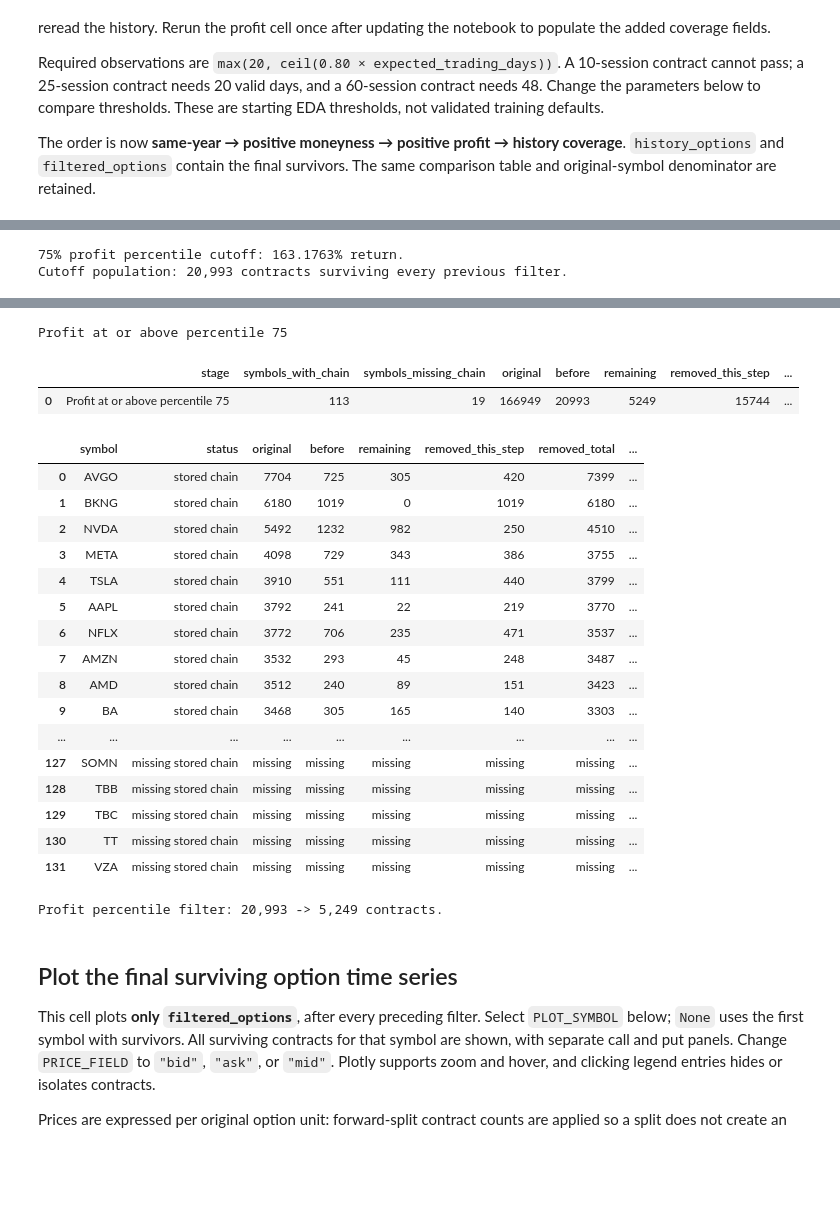
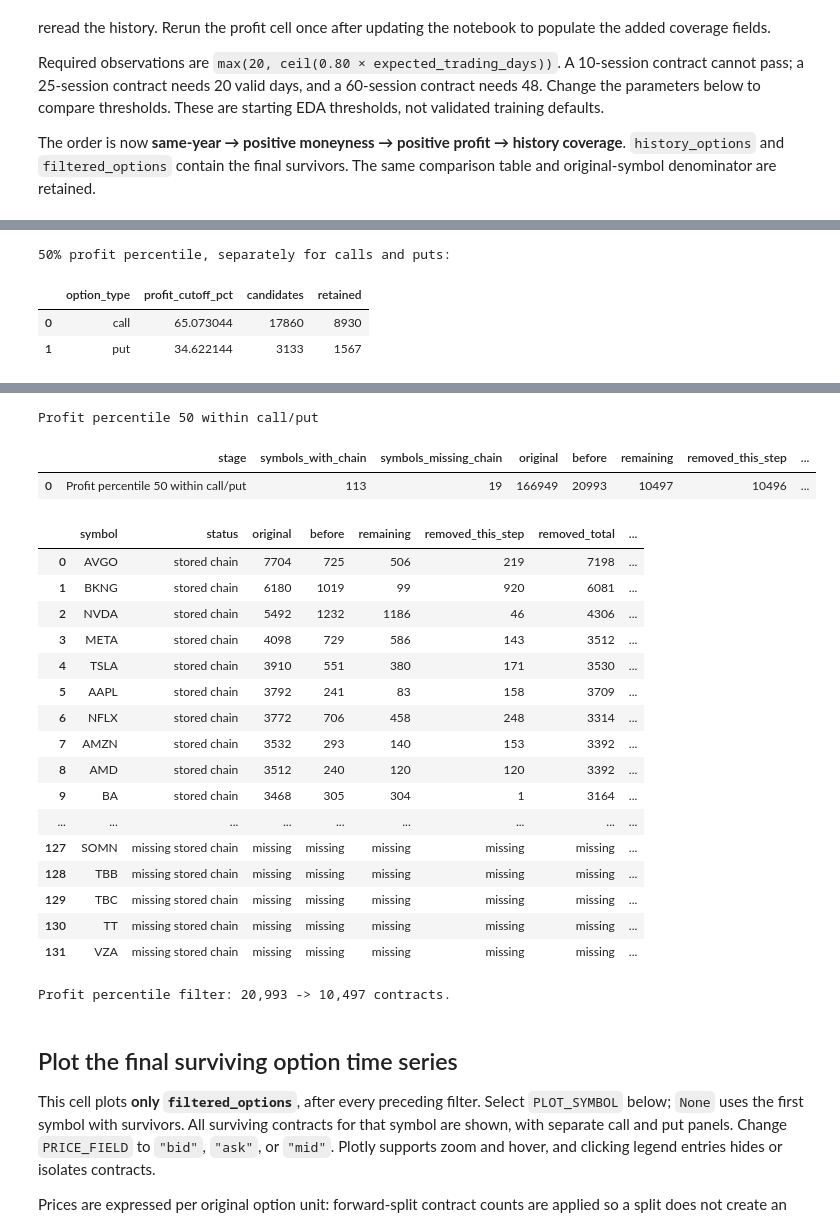
Before and after one commit to quantarb/quant-orchestrator, a Jupyter notebook: notebooks/multirate_warehouse_training.ipynb, the cells around one changed output, grey strips where cells are left out. Drawn from its saved outputs; the diff is of its cells as text; code cells hidden in the pictures; blank space fills up the shorter version.

Commit message:
Apply median profit thresholds separately to calls and puts

```diff
--- a/notebooks/multirate_warehouse_training.ipynb
+++ b/notebooks/multirate_warehouse_training.ipynb
@@ -946,11 +950,11 @@ the ask-to-bid spread and split adjustments but excludes fees.
 # %%
-PROFIT_QUANTILE = 0.75
+PROFIT_QUANTILE = 0.50
 if not 0 <= PROFIT_QUANTILE <= 1:
     raise ValueError("PROFIT_QUANTILE must be between 0 and 1.")
 
 percentile_input = history_options
 if percentile_input.is_empty():
-    profit_cutoff = None
+    profit_cutoffs = {}
     top_profit_options = percentile_input.head(0)
     percentile_filter_counts = pd.DataFrame(columns=["symbol", "remaining", "calls", "puts", "unknown"])
     option_profit_percentile_audit = pl.DataFrame()
@@ -961,9 +965,14 @@ else:
         on=["underlying_symbol", "contract_symbol"], how="semi")
     eligible_profit = ((pl.col("return_status") == "priced") &
                       pl.col("profit_pct").is_finite() & (pl.col("profit_pct") > 0)).fill_null(False)
-    values = option_profit_percentile_audit.filter(eligible_profit)["profit_pct"].to_pandas()
-    profit_cutoff = float(values.quantile(PROFIT_QUANTILE)) if len(values) else None
-    passes = (eligible_profit & (pl.col("profit_pct") >= profit_cutoff)) if profit_cutoff is not None else pl.lit(False)
+    eligible = option_profit_percentile_audit.filter(eligible_profit).to_pandas()
+    cutoff_table = (eligible.groupby("option_type")["profit_pct"].quantile(PROFIT_QUANTILE)
+                    .rename("profit_cutoff_pct").reset_index())
+    profit_cutoffs = dict(zip(cutoff_table["option_type"], cutoff_table["profit_cutoff_pct"]))
+    cutoffs = pl.DataFrame({"option_type": list(profit_cutoffs), "profit_cutoff_pct": list(profit_cutoffs.values())},
+                          schema={"option_type": pl.String, "profit_cutoff_pct": pl.Float64})
+    option_profit_percentile_audit = option_profit_percentile_audit.join(cutoffs, on="option_type", how="left")
+    passes = eligible_profit & (pl.col("profit_pct") >= pl.col("profit_cutoff_pct"))
     option_profit_percentile_audit = option_profit_percentile_audit.with_columns(
         passes.fill_null(False).alias("keep_profit_percentile"))
     kept_keys = option_profit_percentile_audit.filter(pl.col("keep_profit_percentile")).select(
@@ -975,15 +984,21 @@ else:
         (pl.col("keep_profit_percentile") & (pl.col("option_type") == "put")).sum().alias("puts"),
         (~eligible_profit).sum().alias("unknown")
     ).rename({"underlying_symbol": "symbol"}).to_pandas()
-    if profit_cutoff is not None:
-        print(f"{PROFIT_QUANTILE:.0%} profit percentile cutoff: {profit_cutoff:.4f}% return.")
-        print(f"Cutoff population: {len(values):,} contracts surviving every previous filter.")
-        display(option_profit_percentile_audit.filter(pl.col("keep_profit_percentile"))["profit_pct"].to_pandas().describe())
+    before_by_type = eligible.groupby("option_type").size().rename("candidates")
+    kept_by_type = (option_profit_percentile_audit.filter(pl.col("keep_profit_percentile"))
+                   .group_by("option_type").len(name="retained").to_pandas())
+    cutoff_summary = cutoff_table.merge(before_by_type, on="option_type").merge(kept_by_type, on="option_type", how="left")
+    cutoff_summary["retained"] = cutoff_summary["retained"].fillna(0).astype(int)
+    print(f"{PROFIT_QUANTILE:.0%} profit percentile, separately for calls and puts:")
+    display(cutoff_summary)
+    display(option_profit_percentile_audit.filter(pl.col("keep_profit_percentile"))["profit_pct"].to_pandas().describe())
 
 filtered_options = top_profit_options
 profit_percentile_comparison = show_option_filter(
-    f"Profit at or above percentile {100 * PROFIT_QUANTILE:g}", percentile_filter_counts, history_comparison)
+    f"Profit percentile {100 * PROFIT_QUANTILE:g} within call/put", percentile_filter_counts, history_comparison)
 print(f"Profit percentile filter: {len(percentile_input):,} -> {len(filtered_options):,} contracts.")
 # %% [output]
-75% profit percentile cutoff: 163.1763% return.
-Cutoff population: 20,993 contracts surviving every previous filter.
+50% profit percentile, separately for calls and puts:
+|  | option_type | profit_cutoff_pct | candidates | retained |
+| 0 | call | 65.073044 | 17860 | 8930 |
+| 1 | put | 34.622144 | 3133 | 1567 |
@@ -997,26 +1012,26 @@ min        163.176265
 max      61062.790698
 Name: profit_pct, dtype: float64
-Profit at or above percentile 75
+Profit percentile 50 within call/put
-|  | stage | symbols_with_chain | symbols_missing_chain | original | before | remaining | removed_this_step | ... |
-| 0 | Profit at or above percentile 75 | 113 | 19 | 166949 | 20993 | 5249 | 15744 | ... |
-|  | symbol | status | original | before | remaining | removed_this_step | removed_total | ... |
-| 0 | AVGO | stored chain | 7704 | 725 | 305 | 420 | 7399 | ... |
-| 1 | BKNG | stored chain | 6180 | 1019 | 0 | 1019 | 6180 | ... |
-| 2 | NVDA | stored chain | 5492 | 1232 | 982 | 250 | 4510 | ... |
-| 3 | META | stored chain | 4098 | 729 | 343 | 386 | 3755 | ... |
-| 4 | TSLA | stored chain | 3910 | 551 | 111 | 440 | 3799 | ... |
-| 5 | AAPL | stored chain | 3792 | 241 | 22 | 219 | 3770 | ... |
-| 6 | NFLX | stored chain | 3772 | 706 | 235 | 471 | 3537 | ... |
-| 7 | AMZN | stored chain | 3532 | 293 | 45 | 248 | 3487 | ... |
-| 8 | AMD | stored chain | 3512 | 240 | 89 | 151 | 3423 | ... |
-| 9 | BA | stored chain | 3468 | 305 | 165 | 140 | 3303 | ... |
-| ... | ... | ... | ... | ... | ... | ... | ... | ... |
-| 127 | SOMN | missing stored chain | missing | missing | missing | missing | missing | ... |
-| 128 | TBB | missing stored chain | missing | missing | missing | missing | missing | ... |
-| 129 | TBC | missing stored chain | missing | missing | missing | missing | missing | ... |
-| 130 | TT | missing stored chain | missing | missing | missing | missing | missing | ... |
-| 131 | VZA | missing stored chain | missing | missing | missing | missing | missing | ... |
+|  | stage | symbols_with_chain | symbols_missing_chain | original | before | remaining | removed_this_step | ... |
+| 0 | Profit percentile 50 within call/put | 113 | 19 | 166949 | 20993 | 10497 | 10496 | ... |
+|  | symbol | status | original | before | remaining | removed_this_step | removed_total | ... |
+| 0 | AVGO | stored chain | 7704 | 725 | 506 | 219 | 7198 | ... |
+| 1 | BKNG | stored chain | 6180 | 1019 | 99 | 920 | 6081 | ... |
+| 2 | NVDA | stored chain | 5492 | 1232 | 1186 | 46 | 4306 | ... |
+| 3 | META | stored chain | 4098 | 729 | 586 | 143 | 3512 | ... |
+| 4 | TSLA | stored chain | 3910 | 551 | 380 | 171 | 3530 | ... |
+| 5 | AAPL | stored chain | 3792 | 241 | 83 | 158 | 3709 | ... |
+| 6 | NFLX | stored chain | 3772 | 706 | 458 | 248 | 3314 | ... |
+| 7 | AMZN | stored chain | 3532 | 293 | 140 | 153 | 3392 | ... |
+| 8 | AMD | stored chain | 3512 | 240 | 120 | 120 | 3392 | ... |
+| 9 | BA | stored chain | 3468 | 305 | 304 | 1 | 3164 | ... |
+| ... | ... | ... | ... | ... | ... | ... | ... | ... |
+| 127 | SOMN | missing stored chain | missing | missing | missing | missing | missing | ... |
+| 128 | TBB | missing stored chain | missing | missing | missing | missing | missing | ... |
+| 129 | TBC | missing stored chain | missing | missing | missing | missing | missing | ... |
+| 130 | TT | missing stored chain | missing | missing | missing | missing | missing | ... |
+| 131 | VZA | missing stored chain | missing | missing | missing | missing | missing | ... |
-Profit percentile filter: 20,993 -> 5,249 contracts.
+Profit percentile filter: 20,993 -> 10,497 contracts.
 # %% [markdown]
 ## Plot the final surviving option time series
 
```
Also changed, not shown: parts of 6 cells of this notebook, 1 other file.
